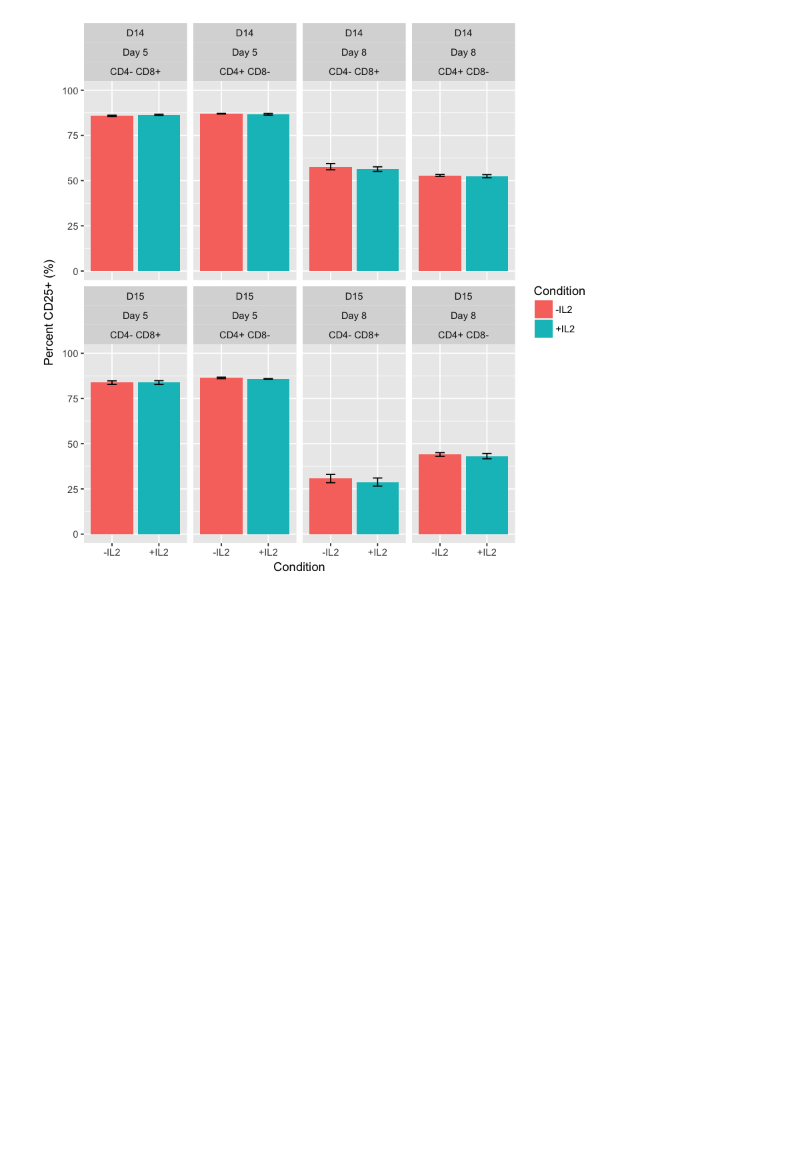
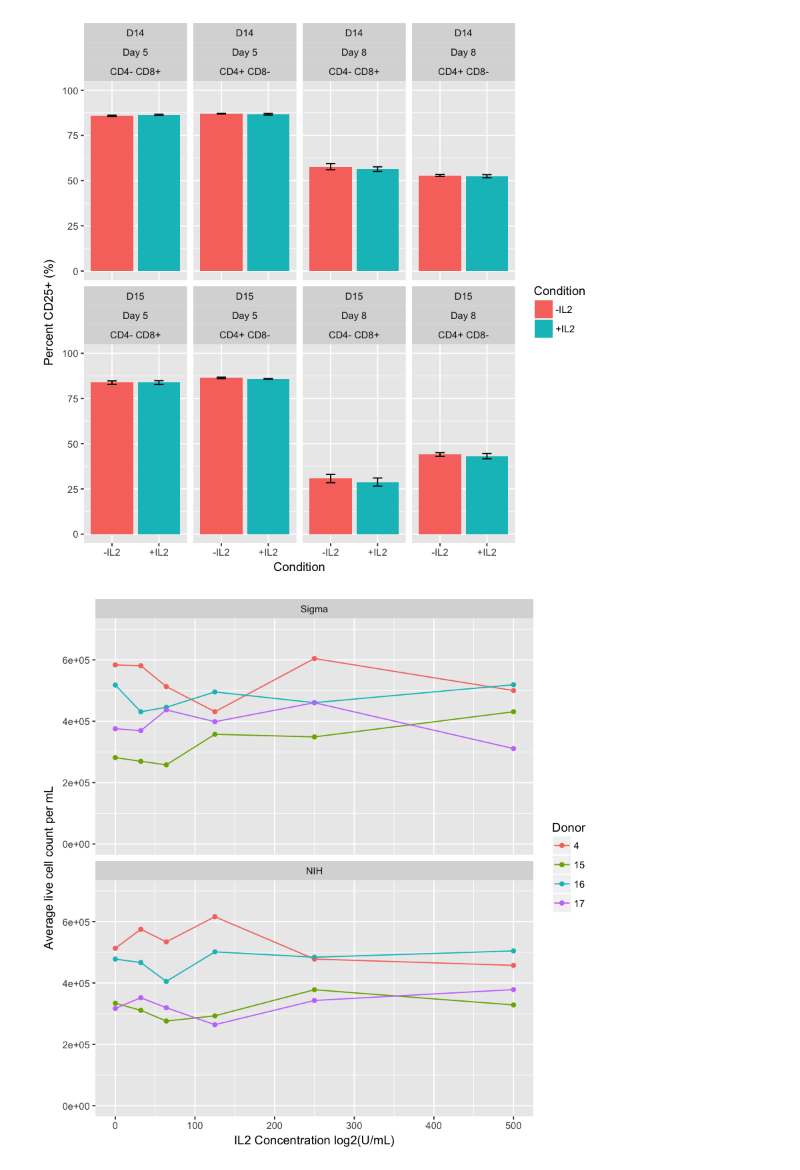
Before and after one commit to hammerlab/t-cell-guide, a Jupyter notebook: analyses/il2-titration/IL2 titration results from multiple assays.ipynb, the cells around one changed output. Drawn from its saved outputs; the diff is of its cells as text; code cells hidden in the pictures; blank space fills up the shorter version.

Commit message:
add counts from the IL2 titration (NIH vs Sigma)

```diff
--- a/analyses/il2-titration/IL2 titration results from multiple assays.ipynb
+++ b/analyses/il2-titration/IL2 titration results from multiple assays.ipynb
@@ -252,3 +252,27 @@ cd48_25 %>%
     ylim(0, 100)
 # %% [output]
 [figure]
+# %%
+read_tsv(
+    'il2-sigma-nih-counts.tsv',
+    col_types=cols(
+        `donor id`=col_factor(levels=c('4', '15', '16', '17')),
+        `Replicate`=col_factor(paste("R", 1:2, sep="")),
+        `IL2 Source`=col_factor(levels=c('Sigma', 'NIH')),
+        .default=col_number()
+    )
+) %>%
+mutate(`Donor`=`donor id`) %>%
+group_by(`Donor`, `IL-2 conct`, `IL2 Source`) %>%
+summarize(
+    `Avg_live_count`=mean(`live count (cells/ml)`)
+) %>%
+ggplot(aes(x=`IL-2 conct`, y=`Avg_live_count`, color=`Donor`, group=`Donor`)) +
+    geom_point() +
+    geom_line() +
+    facet_wrap(~`IL2 Source`, ncol=1) +
+    ylim (0, 7e5) +
+    xlab('IL2 Concentration log2(U/mL)') +
+    ylab('Average live cell count per mL')
+# %% [output]
+[figure, added]
```
Also changed, not shown: 1 other file.
